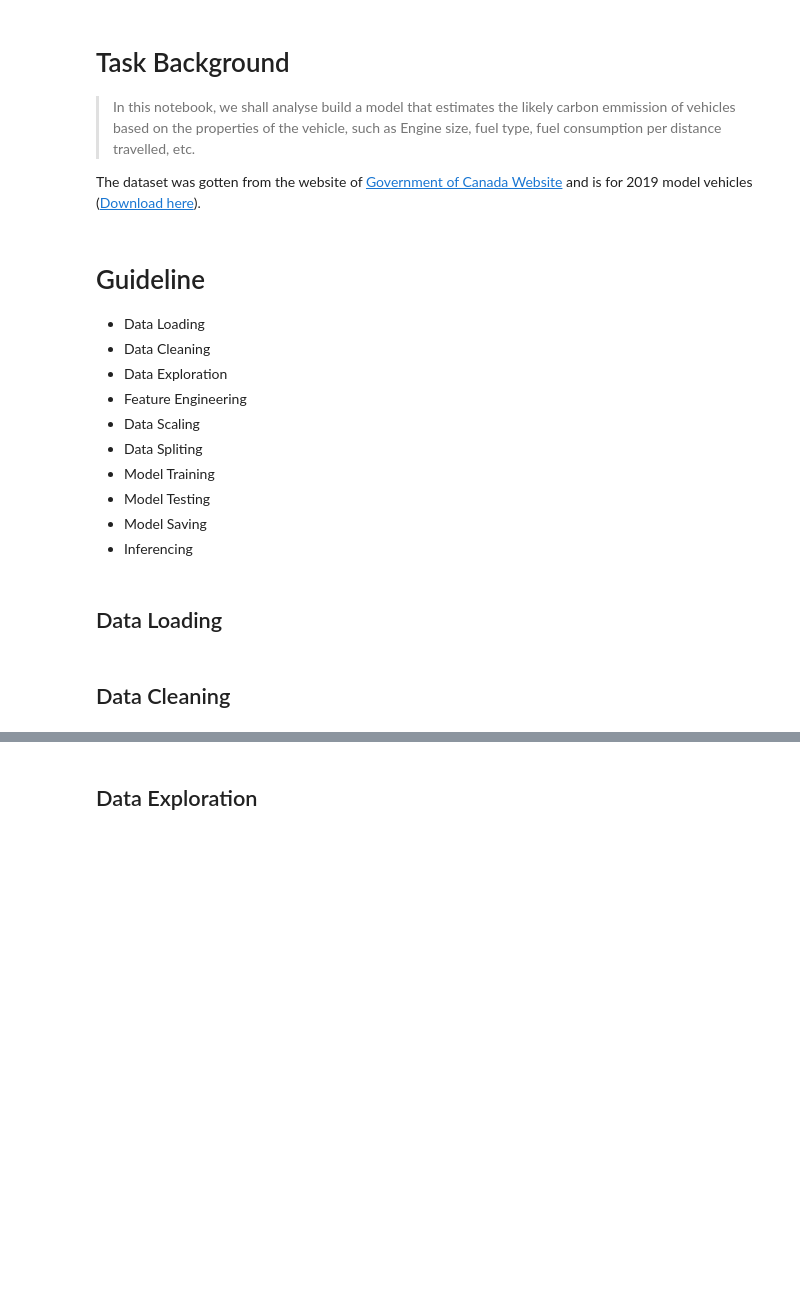
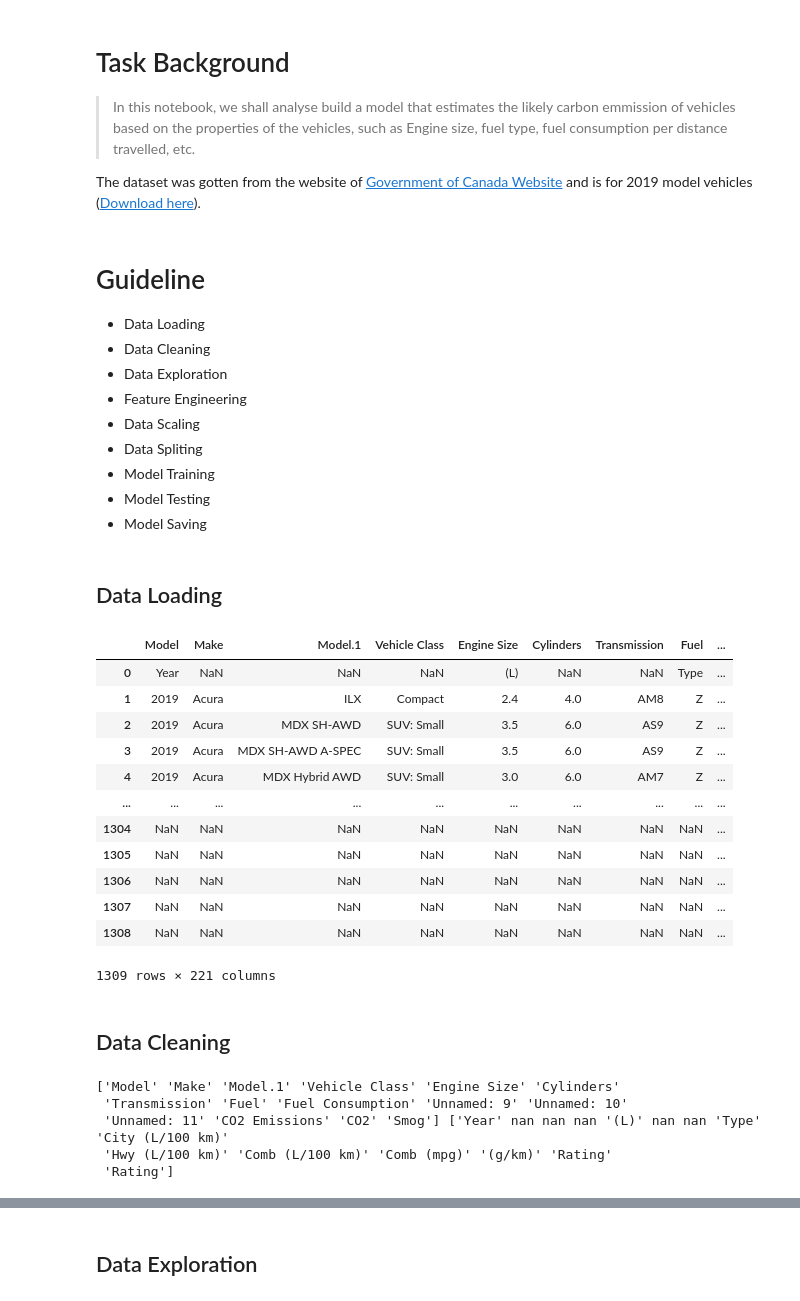
Before and after one commit to Ridzy619/Datafain, a Jupyter notebook: Courses/Classification and Regression With Python/Linear Regression with Python - Classwork.ipynb, the cells around one changed output, grey strips where cells are left out. Cells and saved outputs as stored; diff of their text form; code cells hidden in the pictures; blank space fills up the shorter version.

Commit message:
Final notebook after class

```diff
--- a/Courses/Classification and Regression With Python/Linear Regression with Python - Classwork.ipynb
+++ b/Courses/Classification and Regression With Python/Linear Regression with Python - Classwork.ipynb
@@ -9,7 +9,7 @@ This notebook illustration is part of [Datafain's](https://www.datafain.com) Fun
 The course was prepared by [Ridwan Salahuddeen](https://linkedin.com/in/ridwan-salahuddeen).
 # %% [markdown]
 # Task Background
->In this notebook, we shall analyse build a model that estimates the likely carbon emmission of vehicles based on the properties of the vehicle, such as Engine size, fuel type, fuel consumption per distance travelled, etc.
+>In this notebook, we shall analyse build a model that estimates the likely carbon emmission of vehicles based on the properties of the vehicles, such as Engine size, fuel type, fuel consumption per distance travelled, etc.
 
 The dataset was gotten from the website of [Government of Canada Website](https://open.canada.ca/data/en/dataset/98f1a129-f628-4ce4-b24d-6f16bf24dd64) and is for 2019 model vehicles ([Download here](https://www.nrcan.gc.ca/sites/www.nrcan.gc.ca/files/oee/files/csv/MY2019%20Fuel%20Consumption%20Ratings.csv)).
 # %% [markdown]
@@ -24,6 +24,5 @@ The dataset was gotten from the website of [Government of Canada Website](https:
 * Model Training
 * Model Testing
 * Model Saving
-* Inferencing
 # %% [markdown]
 ## Data Loading
@@ -30,2 +31,31 @@ The dataset was gotten from the website of [Government of Canada Website](https:
+# %%
+emission = pd.read_csv('MY2019 Fuel Consumption Ratings.csv',encoding='cp1252')
+# %%
+emission
+# %% [output]
+|  | Model | Make | Model.1 | Vehicle Class | Engine Size | Cylinders | Transmission | Fuel | ... |
+| 0 | Year | NaN | NaN | NaN | (L) | NaN | NaN | Type | ... |
+| 1 | 2019 | Acura | ILX | Compact | 2.4 | 4.0 | AM8 | Z | ... |
+| 2 | 2019 | Acura | MDX SH-AWD | SUV: Small | 3.5 | 6.0 | AS9 | Z | ... |
+| 3 | 2019 | Acura | MDX SH-AWD A-SPEC | SUV: Small | 3.5 | 6.0 | AS9 | Z | ... |
+| 4 | 2019 | Acura | MDX Hybrid AWD | SUV: Small | 3.0 | 6.0 | AM7 | Z | ... |
+| ... | ... | ... | ... | ... | ... | ... | ... | ... | ... |
+| 1304 | NaN | NaN | NaN | NaN | NaN | NaN | NaN | NaN | ... |
+| 1305 | NaN | NaN | NaN | NaN | NaN | NaN | NaN | NaN | ... |
+| 1306 | NaN | NaN | NaN | NaN | NaN | NaN | NaN | NaN | ... |
+| 1307 | NaN | NaN | NaN | NaN | NaN | NaN | NaN | NaN | ... |
+| 1308 | NaN | NaN | NaN | NaN | NaN | NaN | NaN | NaN | ... |
+1309 rows × 221 columns
 # %% [markdown]
 ## Data Cleaning
+# %%
+# Clean up the dataframe
+temp1=emission.iloc[:1, :15].columns.values
+temp2=emission.iloc[:1, :15].values[0]
+print(temp1, temp2)
+# %% [output]
+['Model' 'Make' 'Model.1' 'Vehicle Class' 'Engine Size' 'Cylinders'
+ 'Transmission' 'Fuel' 'Fuel Consumption' 'Unnamed: 9' 'Unnamed: 10'
+ 'Unnamed: 11' 'CO2 Emissions' 'CO2' 'Smog'] ['Year' nan nan nan '(L)' nan nan 'Type' 'City (L/100 km)'
+ 'Hwy (L/100 km)' 'Comb (L/100 km)' 'Comb (mpg)' '(g/km)' 'Rating'
+ 'Rating']
```
Also changed, not shown: parts of 36 cells of this notebook, 2 other files.
